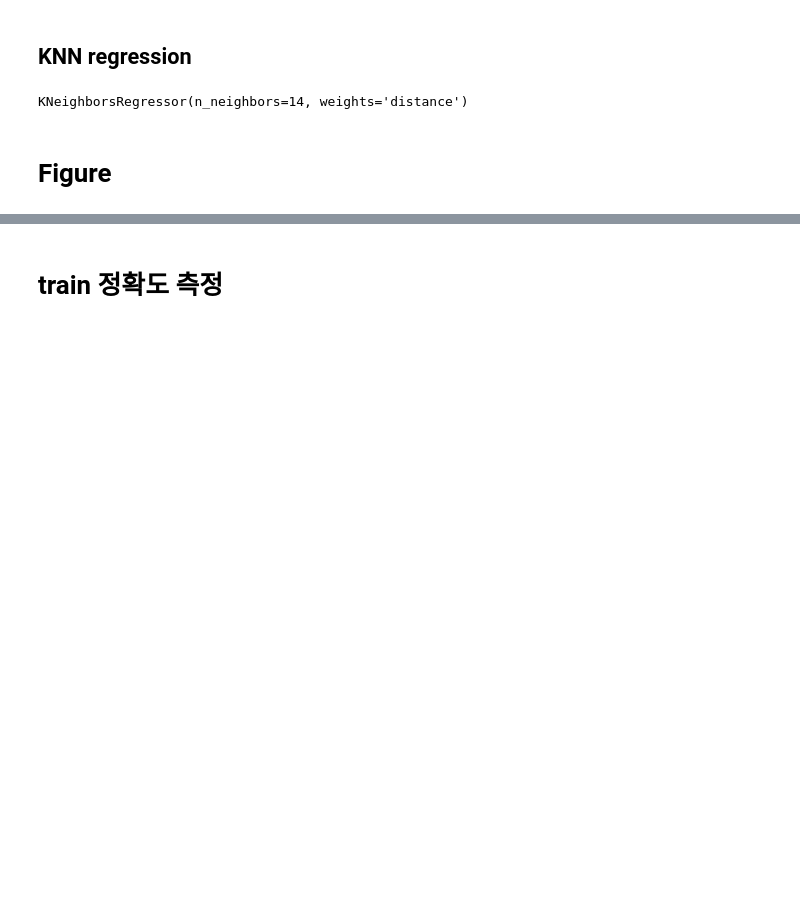
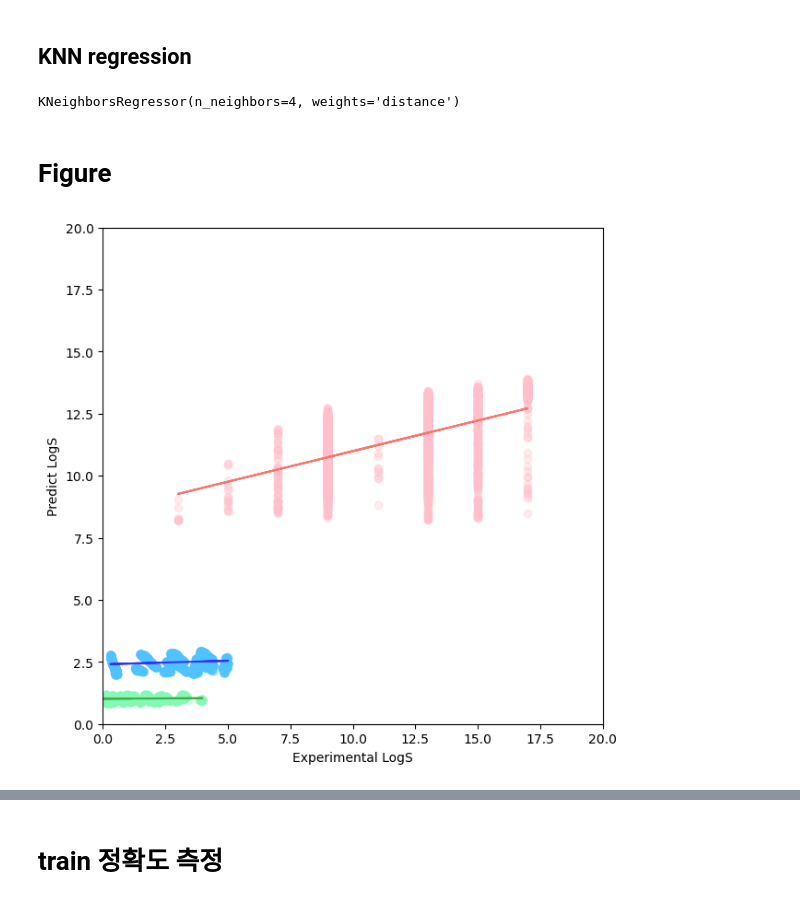
Before and after one commit to dogemie/Control_Nuclear_Spins, a Jupyter notebook: initialize13Cspin/13Cmachine_learning.ipynb, the cells around one changed output, grey strips where cells are left out. Saved outputs shown, nothing was run; the diff lists cells and outputs as text; code cells hidden in the pictures; blank space fills up the shorter version.

```diff
--- a/initialize13Cspin/13Cmachine_learning.ipynb
+++ b/initialize13Cspin/13Cmachine_learning.ipynb
@@ -193,15 +193,15 @@ cf_test_r2 = r2_score(yn_test, yn_cf_test_pred)
 # %%
 from sklearn.neighbors import KNeighborsRegressor
 
-kn = KNeighborsRegressor(n_neighbors = 14, weights = "distance")
-knx = KNeighborsRegressor(n_neighbors = 14, weights = "distance")
-knz = KNeighborsRegressor(n_neighbors = 14, weights = "distance")
+kn = KNeighborsRegressor(n_neighbors = 4, weights = "distance")
+knx = KNeighborsRegressor(n_neighbors = 4, weights = "distance")
+knz = KNeighborsRegressor(n_neighbors = 4, weights = "distance")
 
 kn.fit(Xn_train, yn_train)
 knx.fit(Xx_train, yx_train)
 knz.fit(Xz_train, yz_train)
 # %% [output]
-KNeighborsRegressor(n_neighbors=14, weights='distance')
+KNeighborsRegressor(n_neighbors=4, weights='distance')
 # %%
 yn_kn_train_pred = kn.predict(Xn_train)
 yn_kn_test_pred = kn.predict(Xn_test)
@@ -221,6 +221,36 @@ kn_test_mse = mean_squared_error(yn_test, yn_kn_test_pred)
 kn_test_r2 = r2_score(yn_test, yn_kn_test_pred)
 # %% [markdown]
 # Figure
+# %%
+import matplotlib.pyplot as plt
+import numpy as np
+
+plt.figure(figsize=(7,7))
+plt.scatter(x=yn_test, y=yn_lr_test_pred, c="#FFC0CB" ,alpha=0.3)
+
+plt.scatter(x=yx_test, y=yx_lr_test_pred, c="#50C2FF" ,alpha=0.3)
+
+plt.scatter(x=yz_test, y=yz_lr_test_pred, c="#82F9B7" ,alpha=0.3)
+
+nn = np.polyfit(yn_test, yn_lr_test_pred, 1)
+pn = np.poly1d(nn)
+
+xx = np.polyfit(yx_test, yx_lr_test_pred, 1)
+px = np.poly1d(xx)
+
+zz = np.polyfit(yz_test, yz_lr_test_pred, 1)
+pz = np.poly1d(zz)
+
+plt.plot(yn_test, pn(yn_test), '#F8766D')
+plt.plot(yx_test, px(yx_test), '#3232FF')
+plt.plot(yz_test, pz(yz_test), '#46AA46')
+plt.ylabel('Predict LogS')
+plt.xlabel('Experimental LogS')
+plt.ylim(0, 20)
+plt.xlim(0, 20)
+plt.show()
+# %% [output]
+[figure, added]
 # %%
 import matplotlib.pyplot as plt
 import numpy as np
```
Also changed, not shown: parts of 15 cells of this notebook, 17 other files.
